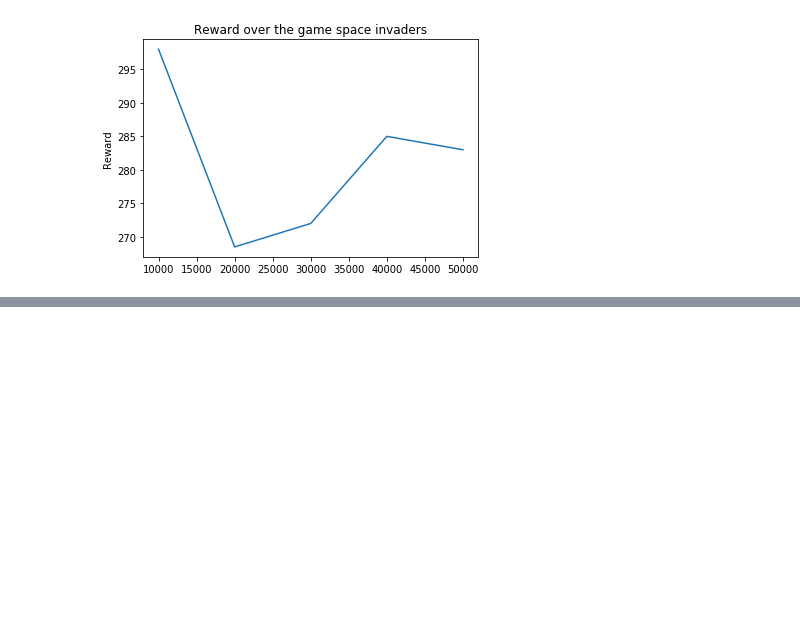
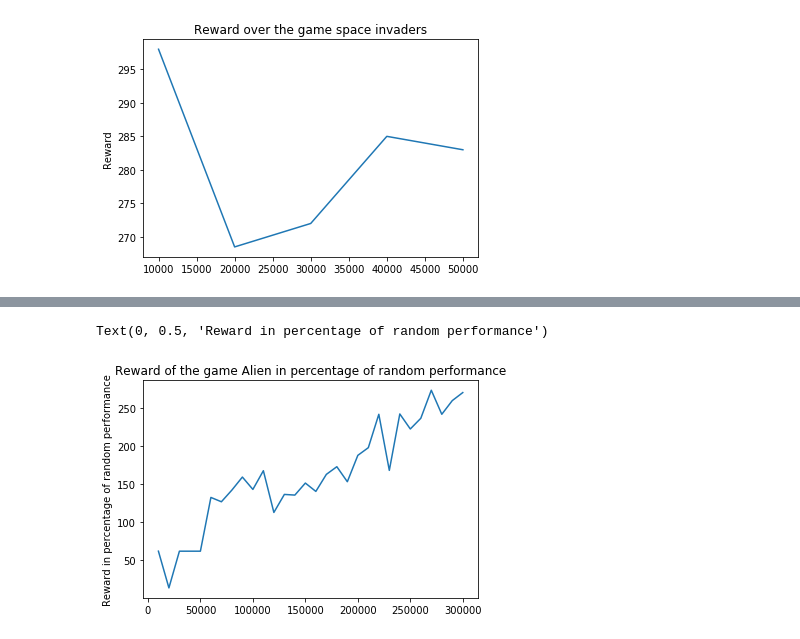
Before and after one commit to BWallyn/Rainbow, a Jupyter notebook: visualization/Visualization_results.ipynb, the cells around one changed output, grey strips where cells are left out. Drawn from its saved outputs; the diff is of its cells as text; code cells hidden in the pictures; blank space fills up the shorter version.

```diff
--- a/visualization/Visualization_results.ipynb
+++ b/visualization/Visualization_results.ipynb
@@ -20,0 +83,7 @@ Text(0, 0.5, 'Reward')
+# %%
+plt.plot(df_alien['points_test'], df_alien['avg_reward_perc_rand'])
+plt.title('Reward of the game Alien in percentage of random performance')
+plt.ylabel('Reward in percentage of random performance')
+# %% [output]
+Text(0, 0.5, 'Reward in percentage of random performance')
+[figure, added]
```
Also changed, not shown: parts of 11 cells of this notebook, 2 other files.
